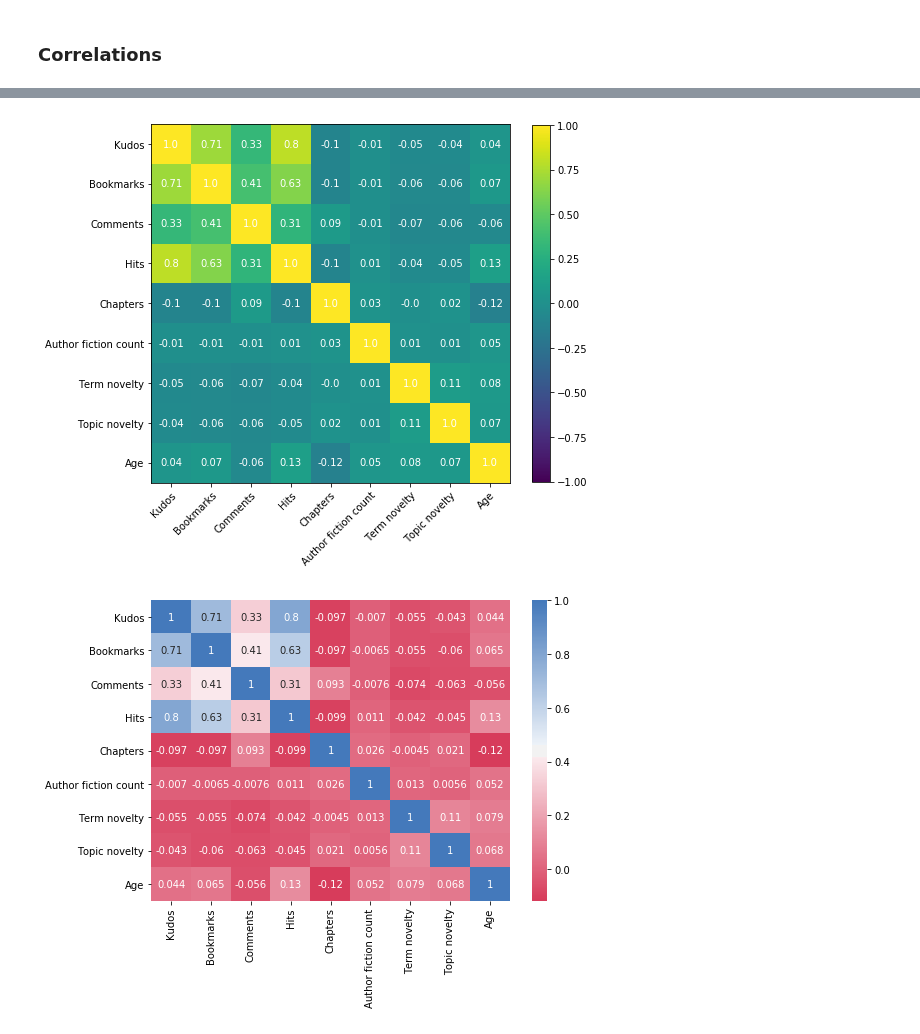
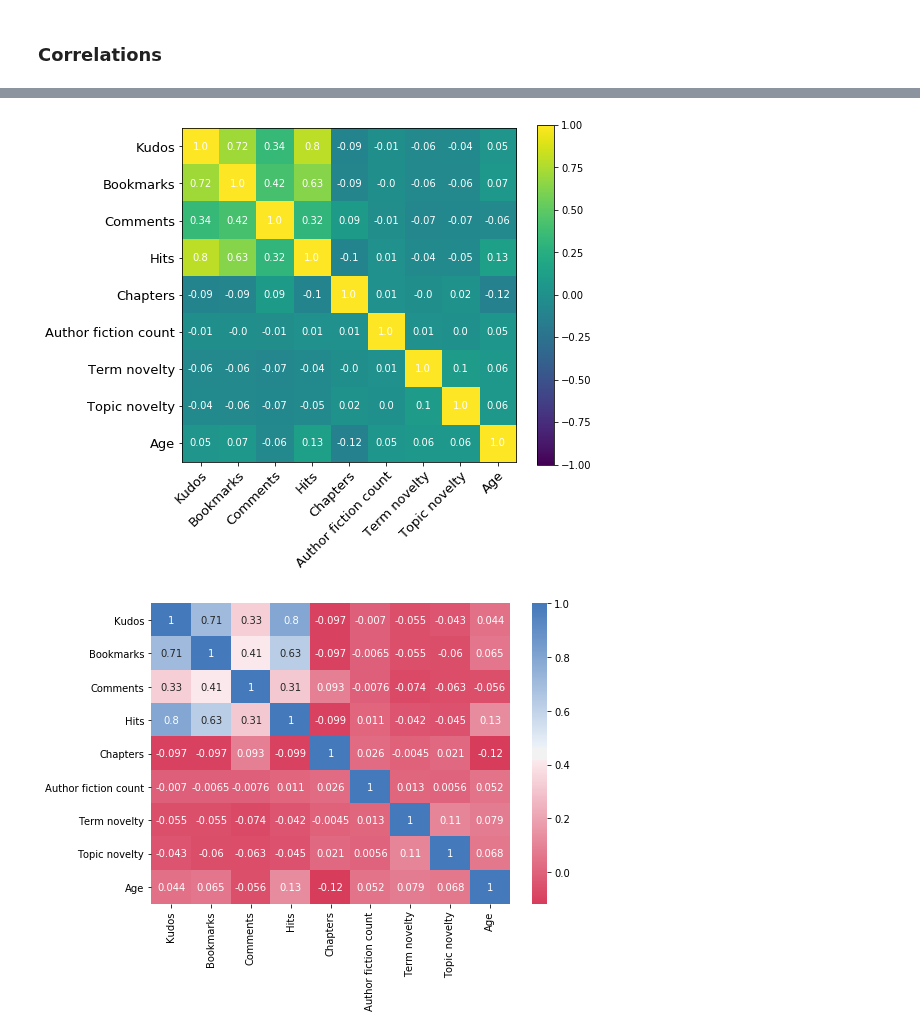
Before and after one commit to yzjing/ao3_old, a Jupyter notebook: exps/20180604_regression/regression_data.ipynb, the cells around one changed output, grey strips where cells are left out. Drawn from its saved outputs; the diff is of its cells as text; code cells hidden in the pictures.

```diff
--- a/exps/20180604_regression/regression_data.ipynb
+++ b/exps/20180604_regression/regression_data.ipynb
@@ -261,6 +261,8 @@ len(df_all)
 58361
 # %% [markdown]
 ### Correlations
+# %%
+df_all = pd.read_csv('fanfic_regression_data_curated.tsv', sep = '\t')
 # %%
 df_all = df_all.rename(columns = {'History': 'Age', 'author_fic_cnt':'Author fiction count',\
                                   'Term_novelty': 'Term novelty', 'Topic_novelty':'Topic novelty'})
@@ -283,35 +285,37 @@ corr
 labels = corr.columns.values
 fig, ax = plt.subplots(figsize = (8,8))
 
 # kmin = np.amin(corr.as_matrix())
 # kmax = np.amax(corr.as_matrix())
 
 norm = colors.Normalize(vmin = -1, vmax = 1)
 im = ax.imshow(corr, norm=norm)
 
 # We want to show all ticks...
 ax.set_xticks(np.arange(len(labels)))
 ax.set_yticks(np.arange(len(labels)))
 # ... and label them with the respective list entries
 ax.set_xticklabels(labels)
 ax.set_yticklabels(labels)
 
 # Rotate the tick labels and set their alignment.
 plt.setp(ax.get_xticklabels(), rotation=45, ha="right",
-         rotation_mode="anchor")
+         rotation_mode="anchor", fontsize='13')
+
+plt.setp(ax.get_yticklabels(), fontsize='13')
 
 # Loop over data dimensions and create text annotations.
 for i in range(len(labels)):
     for j in range(len(labels)):
         text = ax.text(j, i, round(corr.as_matrix()[i, j], 2),
                        ha="center", va="center", color="w")
 
 ax.set_title("")
 fig.colorbar(im, shrink=0.7)
 fig.tight_layout()
 plt.savefig('variables_corr.pdf', format='pdf')
 # %% [output]
-[figure, old version]
+[figure, new version]
 # %%
 cmap = sns.diverging_palette(5, 250, as_cmap=True)
 plt.figure(figsize = (8,6))
```
Also changed, not shown: parts of 1 cell of this notebook, 4 other files.
